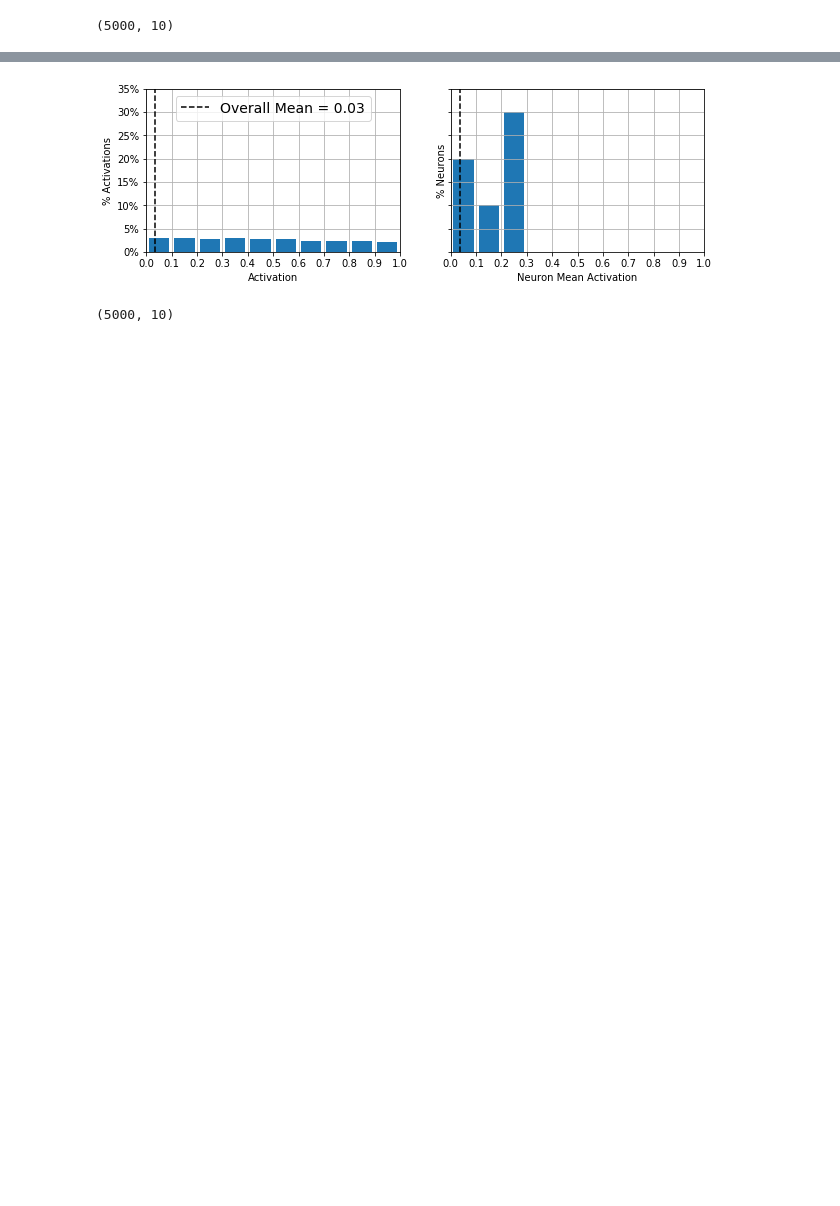
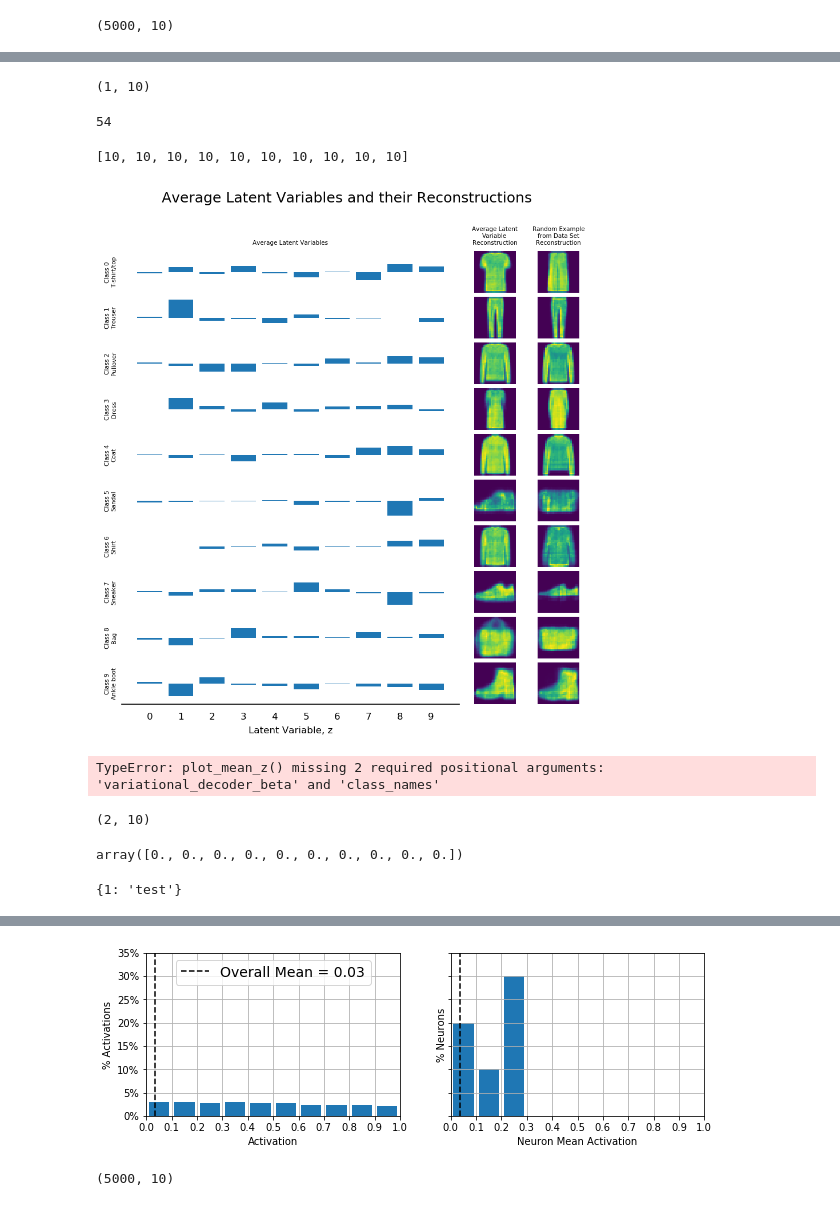
Before and after one commit to tvhahn/autoencoder-sandbox, a Jupyter notebook: notebooks/5.0-variational-autoencoder.ipynb, the cells around one changed output, grey strips where cells are left out. Cells and saved outputs as stored; diff of their text form; code cells hidden in the pictures; blank space fills up the shorter version.

```diff
--- a/notebooks/5.0-variational-autoencoder.ipynb
+++ b/notebooks/5.0-variational-autoencoder.ipynb
@@ -323,3 +330,8 @@ X_bvae_encoder = np.array(X_valid_encoded[2])
 np.shape(X_bvae_encoder)
 # %% [output]
 (5000, 10)
+# %%
+X_valid_codings = variational_encoder_beta(X_valid)[2].numpy()
+# %%
+class_names = ["T-shirt/top", "Trouser", "Pullover", "Dress", "Coat",
+               "Sandal", "Shirt", "Sneaker", "Bag", "Ankle boot"]
@@ -325,0 +370,14 @@ np.shape(X_bvae_encoder)
+# %%
+z_sample=np.array([[0,0,0,0,0,0,0,0,0,0]])
+x_decoded=variational_decoder_beta(z_sample)
+z_sample.shape
+# %% [output]
+(1, 10)
+# %%
+random.randint(1,101)
+# %% [output]
+54
+# %%
+[10]*10
+# %% [output]
+[10, 10, 10, 10, 10, 10, 10, 10, 10, 10]
@@ -325,0 +453,8 @@ np.shape(X_bvae_encoder)
+# %%
+plot_mean_z(d, variational_decoder_beta, class_names)
+# %% [output]
+[figure, added]
+# %%
+plot_mean_z(d)
+# %% [output]
+TypeError: plot_mean_z() missing 2 required positional arguments: 'variational_decoder_beta' and 'class_names'
@@ -325,0 +463,12 @@ np.shape(X_bvae_encoder)
+# %%
+np.shape(t)
+# %% [output]
+(2, 10)
+# %%
+d
+# %% [output]
+array([0., 0., 0., 0., 0., 0., 0., 0., 0., 0.])
+# %%
+d
+# %% [output]
+{1: 'test'}
```
Also changed, not shown: parts of 22 cells of this notebook, 1 other file.
